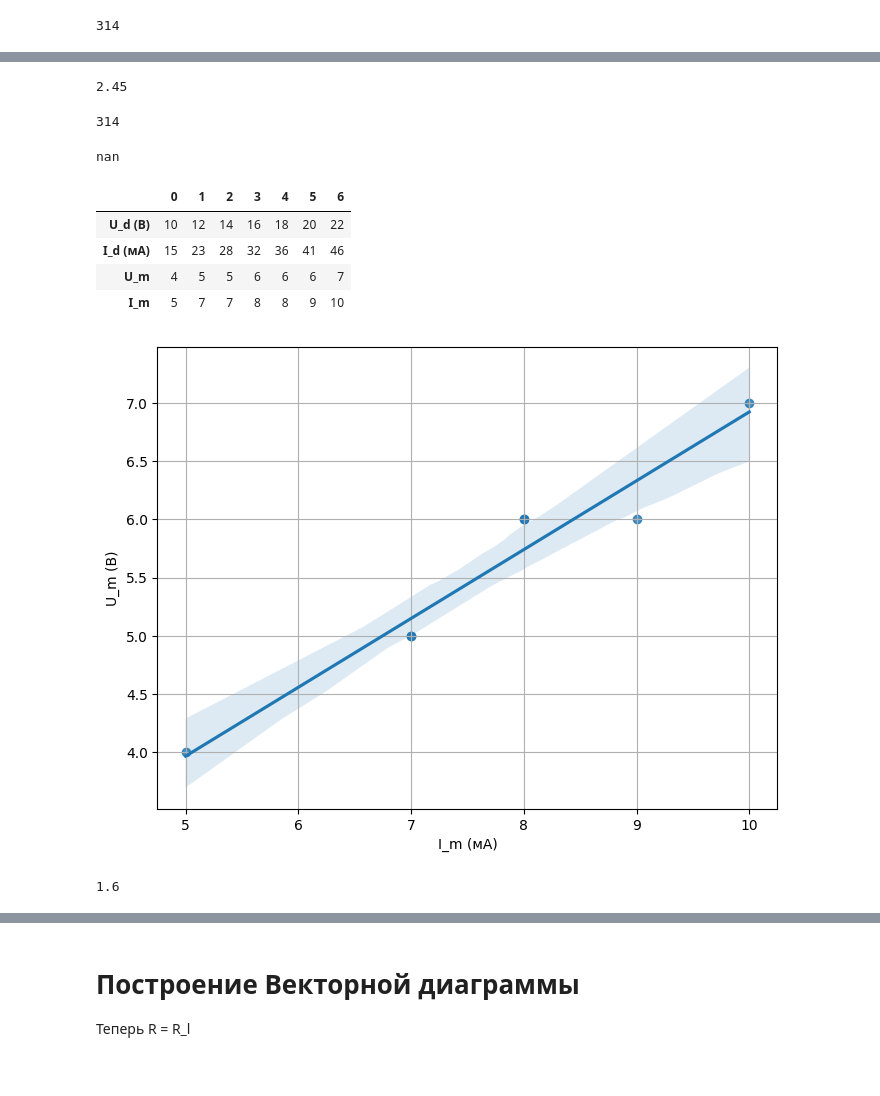
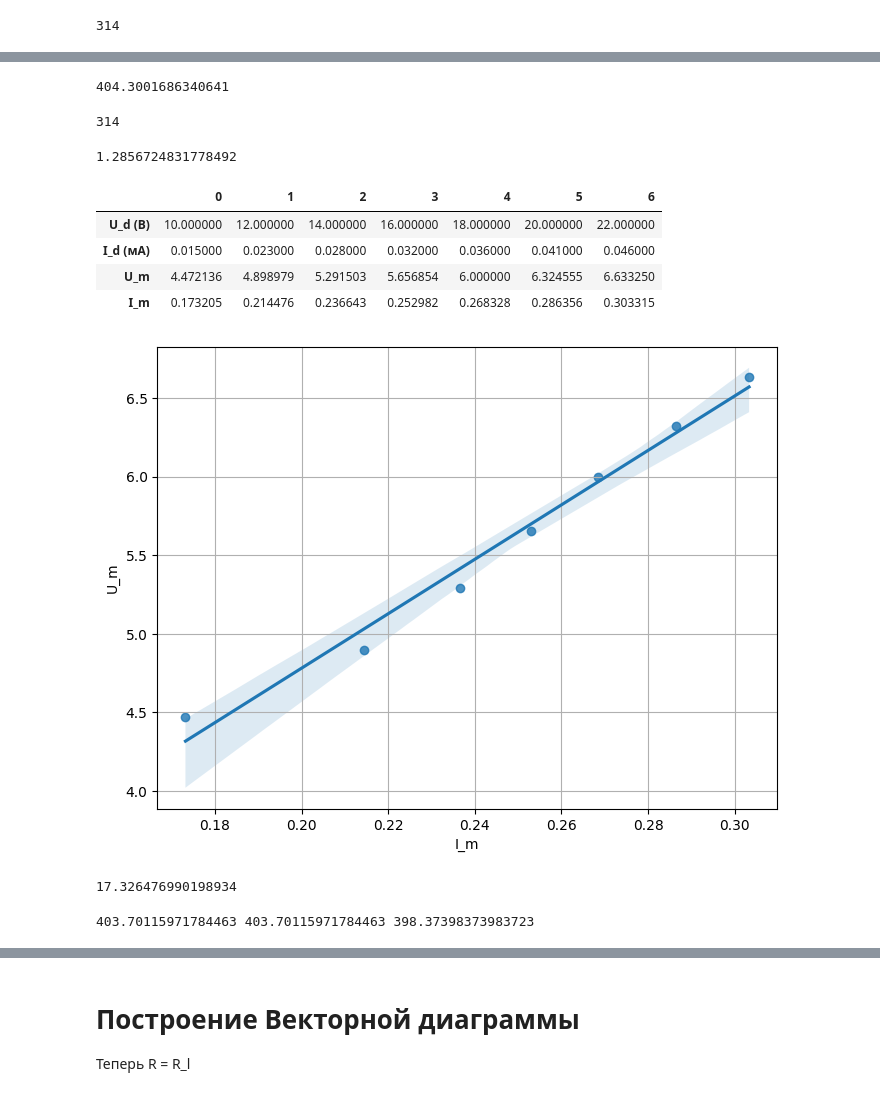
Before and after one commit to replicaCortex/Keres, a Jupyter notebook: Physics/1Lab.ipynb, the cells around one changed output, grey strips where cells are left out. Drawn from its saved outputs; the diff is of its cells as text; code cells hidden in the pictures.

```diff
--- a/Physics/1Lab.ipynb
+++ b/Physics/1Lab.ipynb
@@ -59,0 +9,23 @@ df_5_3 = pd.DataFrame(data_5_3)
+# %%
+U_dc = [10, 12, 14, 16, 18, 20, 22]
+I_dc = [16, 23, 28, 32, 37, 42, 47]
+
+U_dl = [10, 12, 14, 16, 18, 20, 22]
+I_dl = [15, 23, 28, 32, 36, 41, 46]
+
+U_d = [10, 12, 14, 16, 18, 20, 22]
+I_d = [15, 23, 28, 32, 36, 41, 46]
+
+data_5_1 = {'U_ДС (В)': U_dc, 'I_ДС (мА)': I_dc}
+data_5_2 = {'U_ДL (В)': U_dl, 'I_ДL (мА)': I_dl}
+data_5_3 = {'U_d (В)': U_d, 'I_d (мА)': I_d}
+
+df_5_1 = pd.DataFrame(data_5_1)
+df_5_2 = pd.DataFrame(data_5_2)
+df_5_3 = pd.DataFrame(data_5_3)
+# %%
+# Перевод из mA -> A
+
+df_5_1["I_ДС (мА)"] = df_5_1["I_ДС (мА)"].apply(lambda x: x * 10 ** -3)
+df_5_2["I_ДL (мА)"] = df_5_2["I_ДL (мА)"].apply(lambda x: x * 10 ** -3)
+df_5_3["I_d (мА)"] = df_5_3["I_d (мА)"].apply(lambda x: x * 10 ** -3)
@@ -121,50 +119,53 @@ plt.show()
 # %%
 from scipy.stats import linregress
-_ = linregress(U_dl, I_dl)
+_ = linregress( x = df_5_2["I_ДL (мА)"], y = df_5_2["U_ДL (В)"])
 Z_L = _.slope
-Z_L = round(Z_L,2)
+Z_L = Z_L
 Z_L
 # %% [output]
-2.45
+404.3001686340641
 # %%
 OMEGA
 # %% [output]
 314
-# %%
-# А тут начинаются хиханьки да хаханьки. Дело в том, что tg, которым мы считаем, является ковариацией, то есть тенденцией изменения U и I. Если U = 1, то I = 2,45 ⇒ оно не может быть слишком большим, а значит, либо ошибка в формуле, либо...
-
-R_l = 22
-L = (1/OMEGA) * (Z_L ** 2 - R_l ** 2) ** (1/2)
-L
-# %% [output]
-nan
+# %%
+R_l = 22
+L = (1/OMEGA) * ((Z_L ** 2 - R_l ** 2) ** (1/2))
+L
+# %% [output]
+1.2856724831778492
 # %%
-df_5_3["U_m"] = df_5_3["U_d (В)"].apply(lambda x: round((2 * x) ** (1/2)))
-df_5_3["I_m"] = df_5_3["I_d (мА)"].apply(lambda x: round((2 * x) ** (1/2)))
+df_5_3["U_m"] = df_5_3["U_d (В)"].apply(lambda x: ((2 * x) ** (1/2)))
+df_5_3["I_m"] = df_5_3["I_d (мА)"].apply(lambda x: ((2 * x) ** (1/2)))
 df_5_3.T
 # %% [output]
 |  | 0 | 1 | 2 | 3 | 4 | 5 | 6 |
-| U_d (В) | 10 | 12 | 14 | 16 | 18 | 20 | 22 |
-| I_d (мА) | 15 | 23 | 28 | 32 | 36 | 41 | 46 |
-| U_m | 4 | 5 | 5 | 6 | 6 | 6 | 7 |
-| I_m | 5 | 7 | 7 | 8 | 8 | 9 | 10 |
+| U_d (В) | 10.000000 | 12.000000 | 14.000000 | 16.000000 | 18.000000 | 20.000000 | 22.000000 |
+| I_d (мА) | 0.015000 | 0.023000 | 0.028000 | 0.032000 | 0.036000 | 0.041000 | 0.046000 |
+| U_m | 4.472136 | 4.898979 | 5.291503 | 5.656854 | 6.000000 | 6.324555 | 6.633250 |
+| I_m | 0.173205 | 0.214476 | 0.236643 | 0.252982 | 0.268328 | 0.286356 | 0.303315 |
 # %%
-U_m = [4, 5, 5, 6, 6, 6, 7]
-I_m = [5, 7, 7, 8, 8, 9, 10]
 
 plt.figure(figsize=(8, 6))
-sns.regplot(y=U_m, x=I_m, marker='o')
+sns.regplot(y=df_5_3['U_m'], x = df_5_3['I_m'], marker='o')
 
-plt.ylabel('U_m (В)')
-plt.xlabel('I_m (мА)')
+plt.ylabel('U_m')
+plt.xlabel('I_m')
 plt.grid(True)
 
 plt.show()
 
-regression_result_m = linregress(U_m, I_m)
+regression_result_m = linregress(y = df_5_3["U_m"], x = df_5_3['I_m'])
 Z = regression_result_m.slope
-display(round(Z,2))
+display(Z)
 # %% [output]
-[figure, old version]
+[figure, new version]
-1.6
+17.326476990198934
+# %%
+x_1 = OMEGA * L
+x_2 = OMEGA * L
+x_3 = 1/(OMEGA * C)
+print(x_1,x_2,x_3)
+# %% [output]
+403.70115971784463 403.70115971784463 398.37398373983723
 # %%
```
Also changed, not shown: parts of 16 cells of this notebook.
